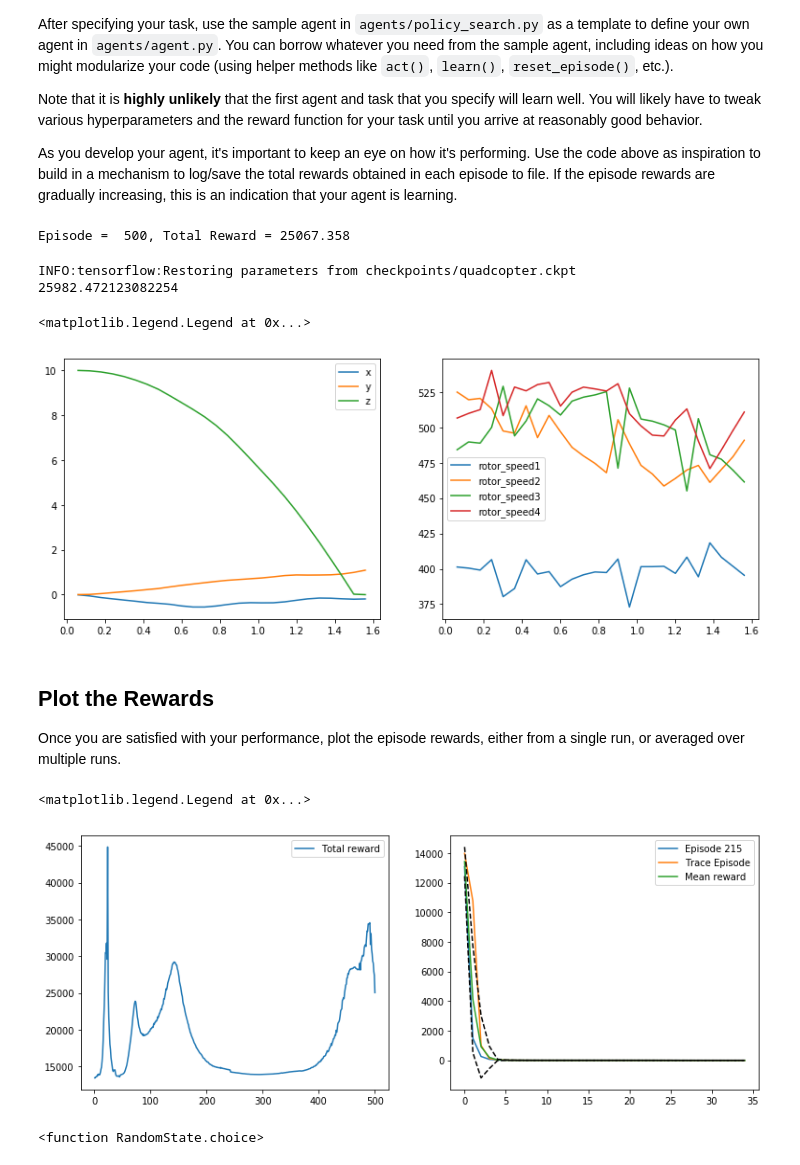
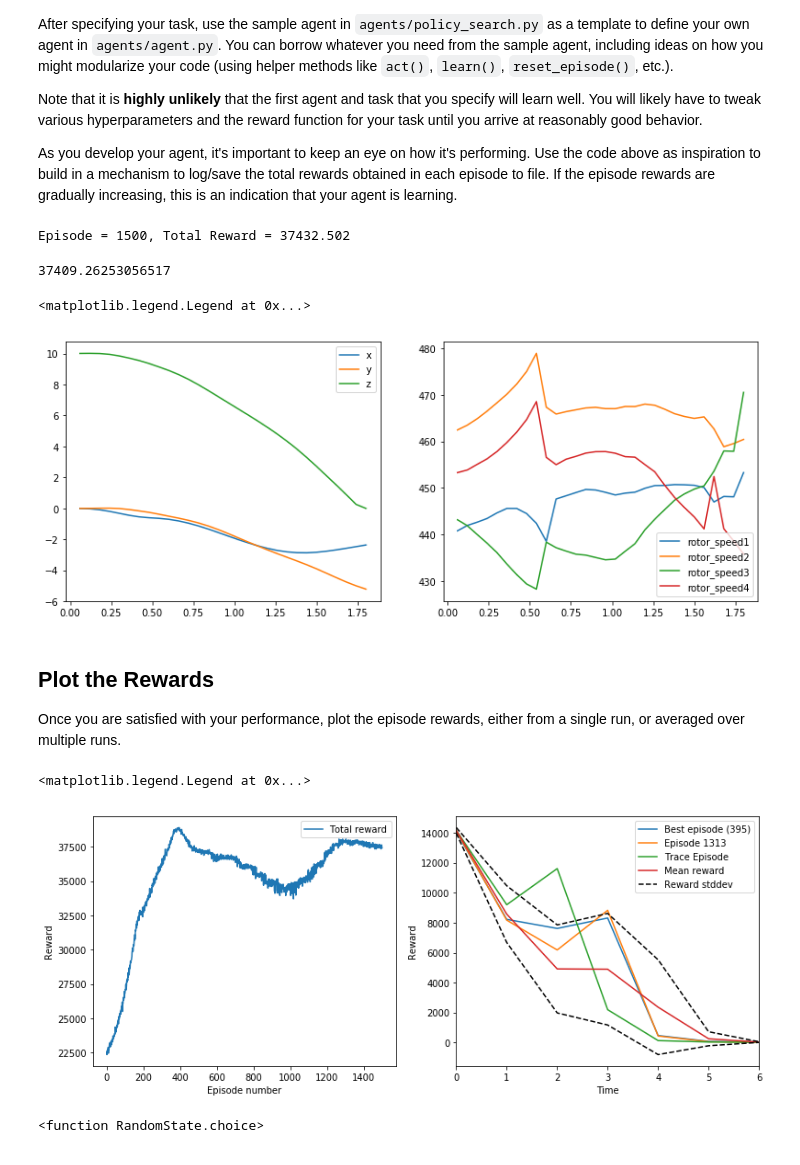
Before and after one commit to tdb-alcorn/RL-Quadcopter-2, a Jupyter notebook: Quadcopter_Project.ipynb, the cells around one changed output. Drawn from its saved outputs; the diff is of its cells as text; code cells hidden in the pictures.

```diff
--- a/Quadcopter_Project.ipynb
+++ b/Quadcopter_Project.ipynb
@@ -221,19 +221,21 @@ def trajectory(time: float):
     end = np.array([10, 0, 10])
     return end
 
-num_episodes = 500
-learning_rate = 1e-5
+num_episodes = 1500
+learning_rate = 1e-6
 num_hidden = 32
 memory_size = 10000
 batch_size = 32
-tau = 1e-2
+tau = 1e-3
 explore_mu = 0
 explore_theta = 0.15
 explore_sigma = 1e-1
-memory_a = 0.6
+memory_a = 0.3
 memory_eps = 1e-2
+reset_n = 50
 
 tf.reset_default_graph()
+tf.logging.set_verbosity(tf.logging.WARN)
 task = Task(target_trajectory=trajectory)
 state_size = task.state_size
 action_size = task.action_size
@@ -256,14 +258,21 @@ agent = NeuralAgent(state_size=state_size,
                    )
 
 rewards = [list() for i in range(num_episodes)]
+total_rewards = []
 saver = tf.train.Saver()
 with tf.Session() as sess:
     sess.run(tf.global_variables_initializer())
     best_reward = 0
+    i_best = 0
+    last_reset = 0
     for i_episode in range(1, num_episodes+1):
         state = task.reset()
         total_reward = 0
         while True:
+#             if i_episode > reset_n + last_reset and all([r < best_reward for r in total_rewards[-reset_n:]]):
+#                 print('restoring ' + str(best_reward))
+#                 last_reset = i_episode
+#                 saver.restore(sess, "checkpoints/quadcopter.ckpt")
             action = agent.act(sess, state)
             next_state, reward, done = task.step(action)
             agent.step(sess, state, action, reward, next_state, done)
@@ -271,8 +280,10 @@ with tf.Session() as sess:
             rewards[i_episode - 1].append(reward)
             state = next_state
             if done:
+                total_rewards.append(total_reward)
                 if total_reward > best_reward:
                     best_reward = total_reward
+                    i_best = i_episode
                     saver.save(sess, "checkpoints/quadcopter-best.ckpt")
                 print("\rEpisode = {:4d}, Total Reward = {:.3f}".format(
                     i_episode, total_reward), end="")  # [debug]
@@ -280,7 +291,7 @@ with tf.Session() as sess:
         sys.stdout.flush()
     saver.save(sess, "checkpoints/quadcopter.ckpt")
 # %% [output]
-Episode =  500, Total Reward = 25067.358
+Episode = 1500, Total Reward = 37432.502
 # %%
 labels = ['time', 'reward', 'x', 'y', 'z', 'phi', 'theta', 'psi', 'x_velocity',
           'y_velocity', 'z_velocity', 'phi_velocity', 'theta_velocity',
@@ -321,10 +332,9 @@ plot_trace(ax2, results, 'rotor_speed3')
 plot_trace(ax2, results, 'rotor_speed4')
 ax2.legend()
 # %% [output]
-INFO:tensorflow:Restoring parameters from checkpoints/quadcopter.ckpt
-25982.472123082254
+37409.26253056517
 <matplotlib.legend.Legend at 0x...>
-[figure, old version]
+[figure, new version]
 # %% [markdown]
 ## Plot the Rewards
 
@@ -347,31 +357,37 @@ def pad_or_shorten(arr, length, padding=None):
 # %%
 ## TODO: Plot the rewards.
 rewards_arr = ndarray_from_lists(rewards, padding=0)
 rewards_mean = np.mean(rewards_arr.T, axis=1)
 rewards_std = np.std(rewards_arr.T, axis=1)
 rewards_lower = rewards_mean - rewards_std
 rewards_upper = rewards_mean + rewards_std
 
 fig = plt.subplots(1, 2, figsize=(13,5))
 ax = plt.subplot(1, 2, 2)
 # fig = plt.figure(figsize=(8,5))
 # ax = plt.axes()
 steps = np.arange(0, rewards_arr.shape[1])
 i_episode = np.random.randint(0, num_episodes - 1)
+ax.plot(steps, rewards_arr[i_best], label='Best episode (%d)' % i_best)
 ax.plot(steps, rewards_arr[i_episode], label='Episode %d' % i_episode)
 ax.plot(steps, pad_or_shorten(results['reward'], rewards_arr.shape[1], padding=0), label='Trace Episode')
 ax.plot(steps, rewards_mean, label='Mean reward')
-ax.plot(steps, rewards_lower, 'k--')
+ax.plot(steps, rewards_lower, 'k--', label='Reward stddev')
 ax.plot(steps, rewards_upper, 'k--')
+ax.set_xlabel("Time")
+ax.set_ylabel("Reward")
+ax.set_xlim(left=0, right=6)
 ax.legend()
 
 ax2 = plt.subplot(1, 2, 1)
 episodes = np.arange(1, num_episodes+1)
 ax2.plot(episodes, np.sum(rewards_arr, axis=1), label='Total reward')
+ax2.set_xlabel("Episode number")
+ax2.set_ylabel("Reward")
 ax2.legend()
 # %% [output]
 <matplotlib.legend.Legend at 0x...>
-[figure, old version]
+[figure, new version]
 # %%
 np.random.choice()
 # %% [output]
```
Also changed, not shown: parts of 6 cells of this notebook, 7 other files.
